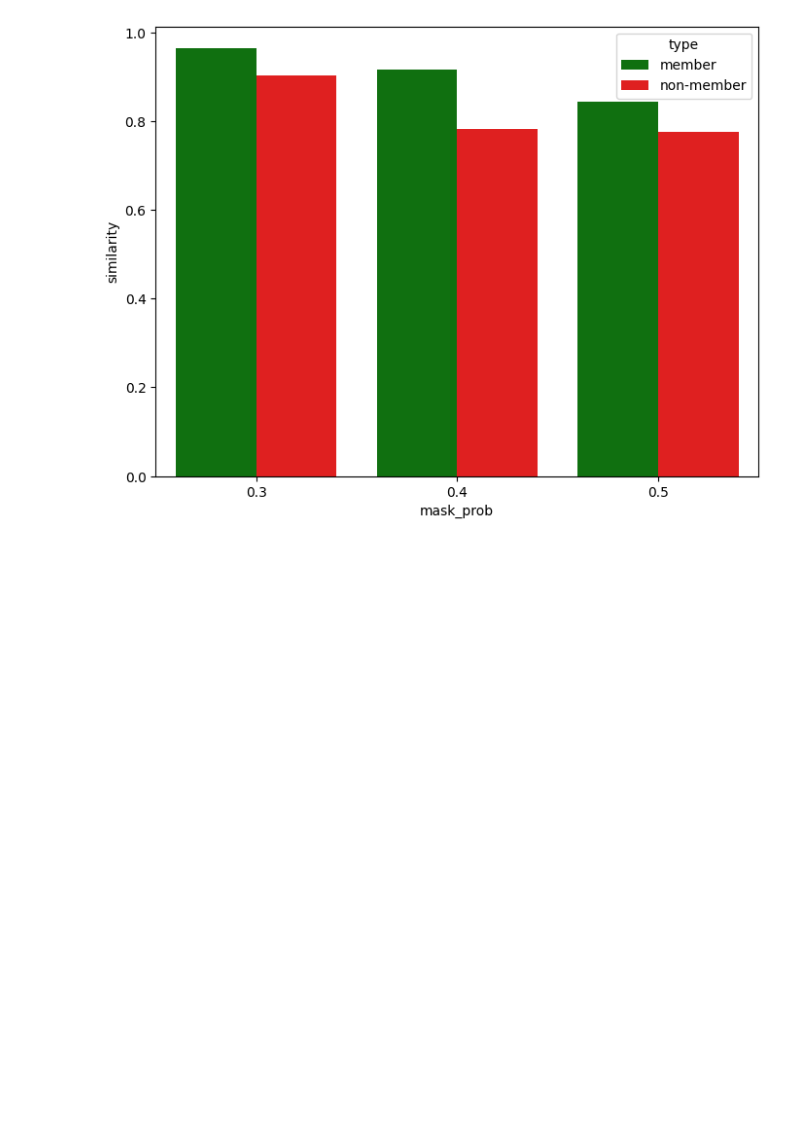
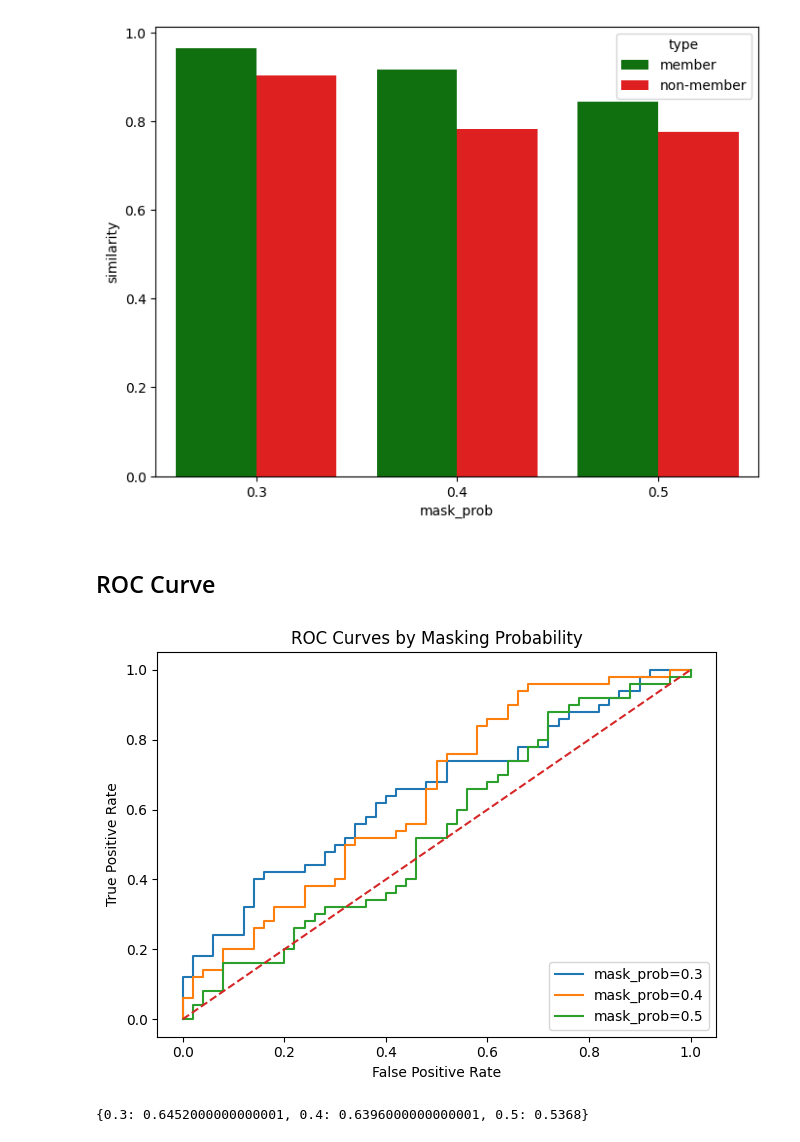
Before and after one commit to millionhz/llm-membership-inference, a Jupyter notebook: analysis/mask-analysis.ipynb, the cells around one changed output. Drawn from its saved outputs; the diff is of its cells as text; code cells hidden in the pictures; blank space fills up the shorter version.

```diff
--- a/analysis/mask-analysis.ipynb
+++ b/analysis/mask-analysis.ipynb
@@ -273,3 +275,40 @@ sns.barplot(x, x='mask_prob', y='similarity', hue='type', palette={'member': 'gr
 plt.show()
 # %% [output]
 [figure]
+# %% [markdown]
+## ROC Curve
+# %%
+df = news_completions.copy()
+df['y_true'] = df['type'].map({'member': 1, 'non-member': 0})
+# %%
+plt.figure()
+
+auc_values = {}
+
+for temp in sorted(df['mask_prob'].unique()):
+    sub = df[df['mask_prob'] == temp]
+    y_true  = sub['y_true']
+    y_score = sub['similarity']
+
+    fpr, tpr, _ = roc_curve(y_true, y_score)
+
+    roc_auc = auc(fpr, tpr)
+    auc_values[float(temp)] = float(roc_auc)
+
+
+    plt.plot(fpr, tpr, label=f"mask_prob={temp}")
+
+# 4. Format the plot
+plt.plot([0, 1], [0, 1], linestyle='--')     # diagonal
+plt.xlabel('False Positive Rate')
+plt.ylabel('True Positive Rate')
+plt.title('ROC Curves by Masking Probability')
+plt.legend(loc='lower right')
+plt.tight_layout()
+plt.show()
+# %% [output]
+[figure, added]
+# %%
+auc_values
+# %% [output]
+{0.3: 0.6452000000000001, 0.4: 0.6396000000000001, 0.5: 0.5368}
```
Also changed, not shown: parts of 3 cells of this notebook.
